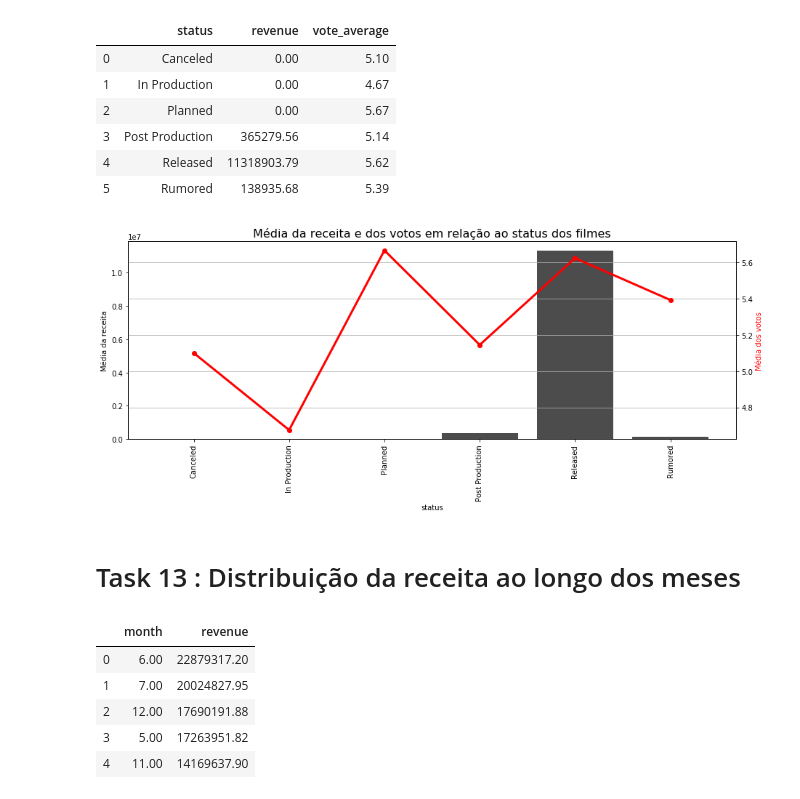
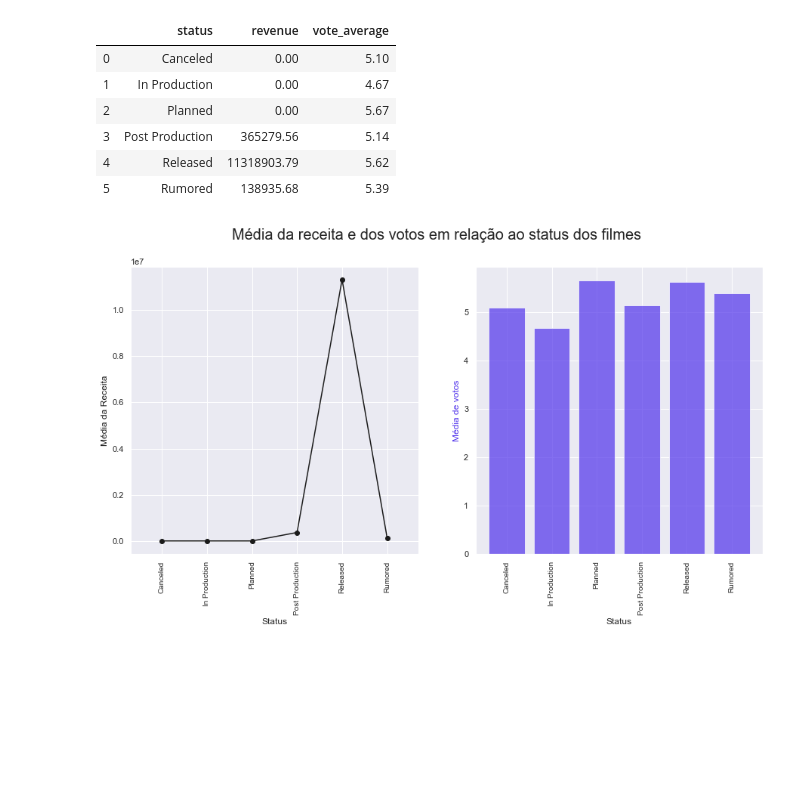
Before and after one commit to Alves-Eduarda/filmes, a Jupyter notebook: Movies.ipynb, the cells around one changed output. Drawn from its saved outputs; the diff is of its cells as text; code cells hidden in the pictures; blank space fills up the shorter version.

```diff
--- a/Movies.ipynb
+++ b/Movies.ipynb
@@ -142,0 +103,23 @@ year_count.plot()
+# %%
+# Adicionando a coluna do ano e mês que o filme foi lançado
+def ano(x):
+    return str(x).split('-')[0]
+
+
+def mes(x):
+    if len(str(x)) > 3:
+        return str(x).split('-')[1]
+
+
+# Aplicando as funções
+movie['year'] =  pd.to_datetime(movie['release_date'],errors='coerce').apply(lambda x : ano(x) if x != np.nan else np.nan)
+movie['month'] = pd.to_datetime(movie['release_date'],errors='coerce').apply(lambda x: mes(x))
+
+# mudando o tipo de valor da coluna:
+movie['year'] = movie['year'].astype('int64',errors='ignore')
+movie['month'] = movie['month'].astype('int64',errors='ignore')
+# %%
+#Reorganizando a disposição das colunas
+movie = movie[['title','status','adult','genres','len_genres','belongs_to_collection','production_countries','production_companies',
+              'original_language','spoken_languages','release_date','year','month','budget','revenue', 'popularity','runtime',
+              'vote_average', 'vote_count','id']]
@@ -513,32 +547,20 @@ movie_per
 | 5 | Rumored | 138935.68 | 5.39 |
 # %%
 # Gráfico da relação da soma de receita e média de acordo com seus status
-fig, ax1 = plt.subplots(figsize=(15,5))
+fig, ax1 = plt.subplots(1,2,figsize=(15,7),sharex=True)
 
-labels = [status for status in movie_per['status'].values ]
+label = [status for status in movie_per['status'].values ]
 
-ax2 = ax1.twinx()
-ax1.bar(labels,movie_per['revenue'],color='k',alpha=0.7)
-ax2.plot(labels,movie_per['vote_average'],'r-o',linewidth=3)
-ax1.set_xticklabels(labels,rotation='vertical',size=10)
-plt.title('Média da receita e dos votos em relação ao status dos filmes',loc='center',fontsize=16)
-ax1.set_xlabel('status')
-ax1.set_ylabel('Média da receita', color='k')
-ax2.set_ylabel('Média dos votos', color='red')
-plt.grid(True)
+ax1[0].plot(label,movie_per['revenue'],'k-o')
+ax1[0].set_ylabel('Média da Receita', color='k')
+ax1[0].set_xticklabels(label,rotation='vertical',size=10)
+ax1[0].set_xlabel('Status')
+ax1[1].bar(label,movie_per['vote_average'],color='#5133EC',alpha=0.7)
+ax1[1].set_xticklabels(label,rotation='vertical',size=10)
+fig.suptitle("Média da receita e dos votos em relação ao status dos filmes",fontsize=20)
+ax1[1].set_xlabel('Status')
+ax1[1].set_ylabel('Média de votos', color='#5133EC')
 
 plt.show()
 # %% [output]
-[figure, old version]
+[figure, new version]
-# %% [markdown]
-# Task 13 : Distribuição da receita ao longo dos meses
-# %%
-receita_mes = pd.DataFrame(movie.groupby('month')['revenue'].mean().sort_values(ascending=False)).reset_index()
-receita_mes.head()
-# %% [output]
-|  | month | revenue |
-| 0 | 6.00 | 22879317.20 |
-| 1 | 7.00 | 20024827.95 |
-| 2 | 12.00 | 17690191.88 |
-| 3 | 5.00 | 17263951.82 |
-| 4 | 11.00 | 14169637.90 |
```
Also changed, not shown: parts of 93 cells of this notebook.
